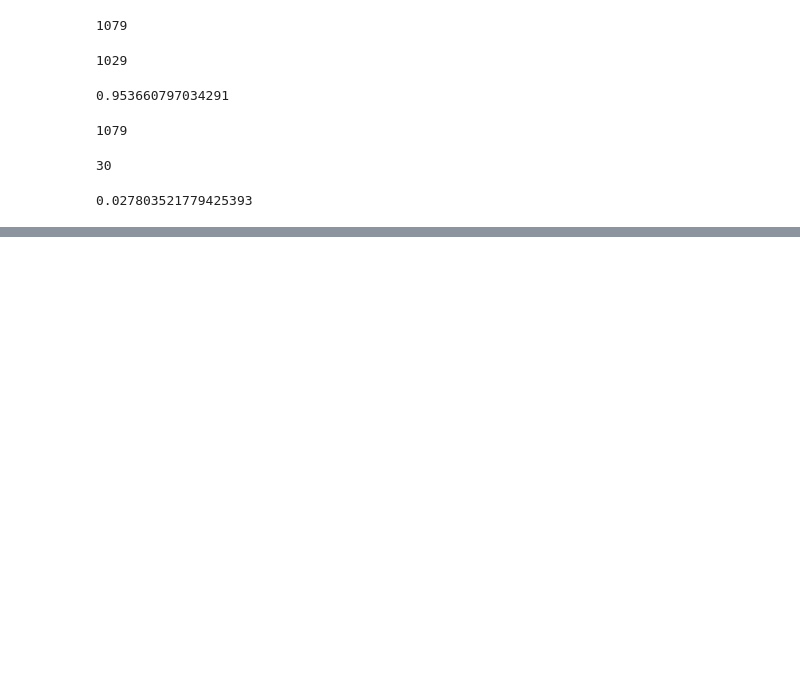
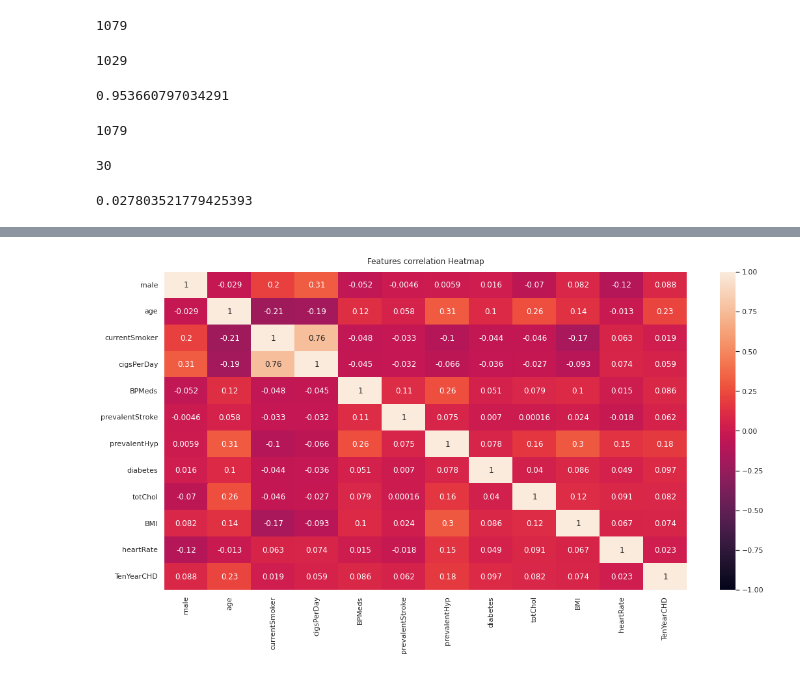
Before and after one commit to npnayak/Credit-Card, a Jupyter notebook: Homework_3.ipynb, the cells around one changed output, grey strips where cells are left out. Cells and saved outputs as stored; diff of their text form; code cells hidden in the pictures; blank space fills up the shorter version.

```diff
--- a/Homework_3.ipynb
+++ b/Homework_3.ipynb
@@ -261,0 +275,7 @@ Generalized Linear Model Regression Results
+# %%
+#Check the correlation between features of the dataset
+plt.figure(figsize=(18, 9))
+heatmap = sns.heatmap(df.corr(), vmin=-1, vmax=1, annot=True)
+heatmap.set_title('Features correlation Heatmap', fontdict={'fontsize':12}, pad=12);
+# %% [output]
+[figure, added]
```
Also changed, not shown: parts of 3 cells of this notebook.
